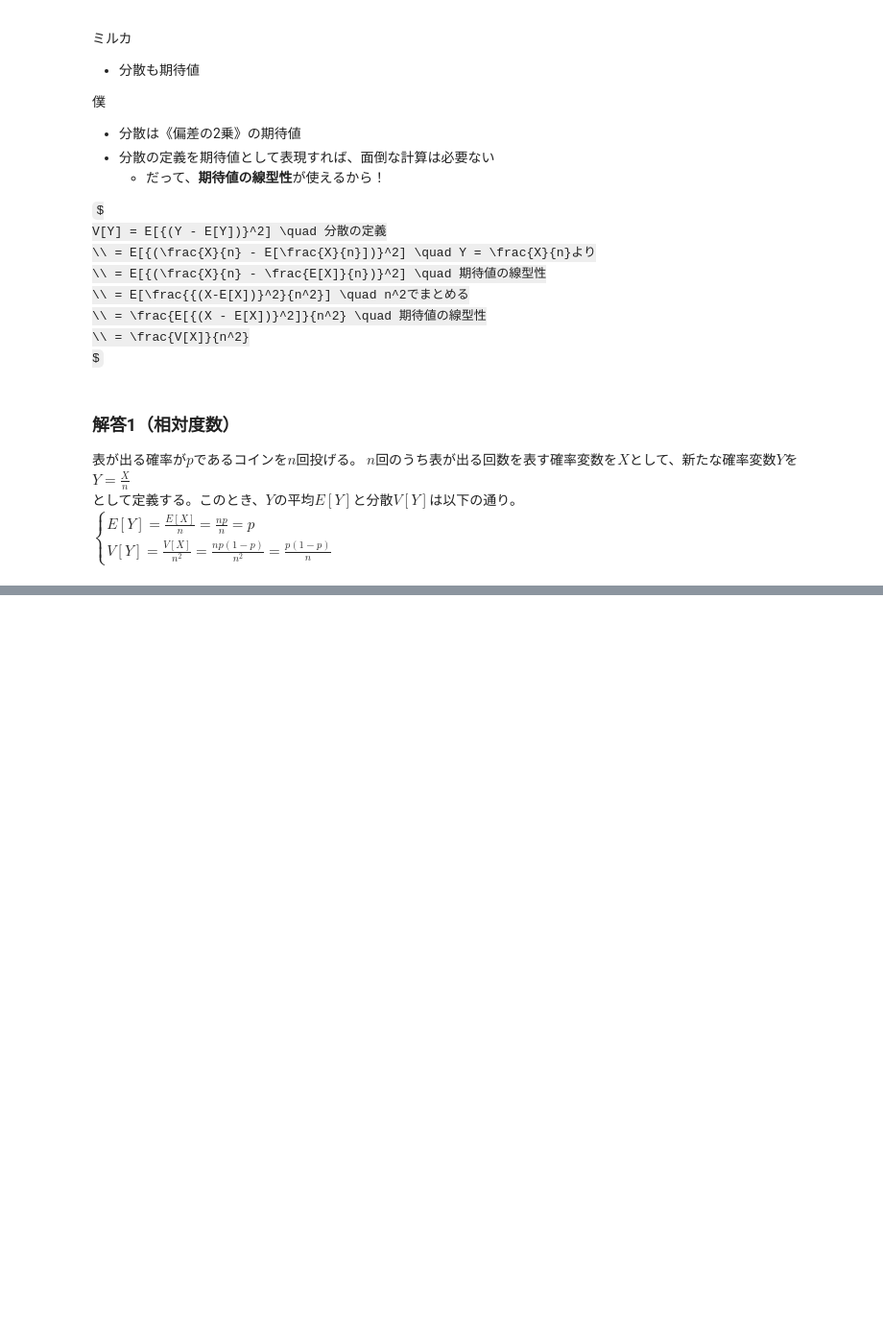
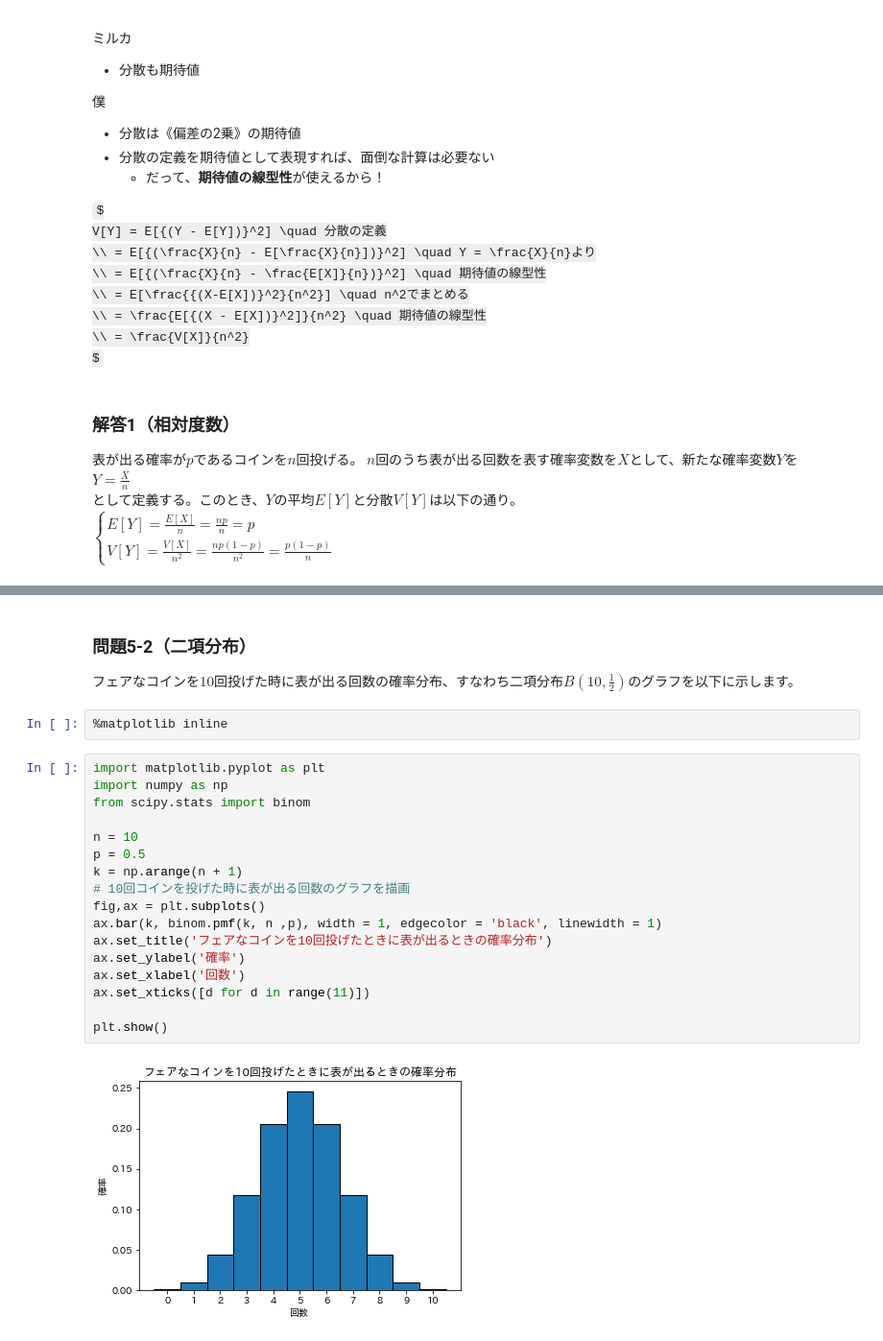
Before and after one commit to yui728/readbook, a Jupyter notebook: bookdata/数学ガールの秘密ノート やさしい統計/第5章_投げたコインの正体は.ipynb, the cells around one changed output, grey strips where cells are left out. Shown at 96% size. Saved outputs shown, nothing was run; the diff lists cells and outputs as text; some formulas as TeX source; blank space fills up the shorter version.

```diff
--- a/bookdata/数学ガールの秘密ノート やさしい統計/第5章_投げたコインの正体は.ipynb
+++ b/bookdata/数学ガールの秘密ノート やさしい統計/第5章_投げたコインの正体は.ipynb
@@ -483,0 +531,24 @@ $
+# %% [markdown]
+### 問題5-2（二項分布）
+フェアなコインを$10$回投げた時に表が出る回数の確率分布、すなわち二項分布$B(10, \frac{1}{2})$のグラフを以下に示します。
+# %%
+%matplotlib inline
+# %%
+import matplotlib.pyplot as plt
+import numpy as np
+from scipy.stats import binom
+
+n = 10
+p = 0.5
+k = np.arange(n + 1)
+# 10回コインを投げた時に表が出る回数のグラフを描画
+fig,ax = plt.subplots()
+ax.bar(k, binom.pmf(k, n ,p), width = 1, edgecolor = 'black', linewidth = 1)
+ax.set_title('フェアなコインを10回投げたときに表が出るときの確率分布')
+ax.set_ylabel('確率')
+ax.set_xlabel('回数')
+ax.set_xticks([d for d in range(11)])
+
+plt.show()
+# %% [output]
+[figure, added]
```
Also changed, not shown: parts of 11 cells of this notebook.
